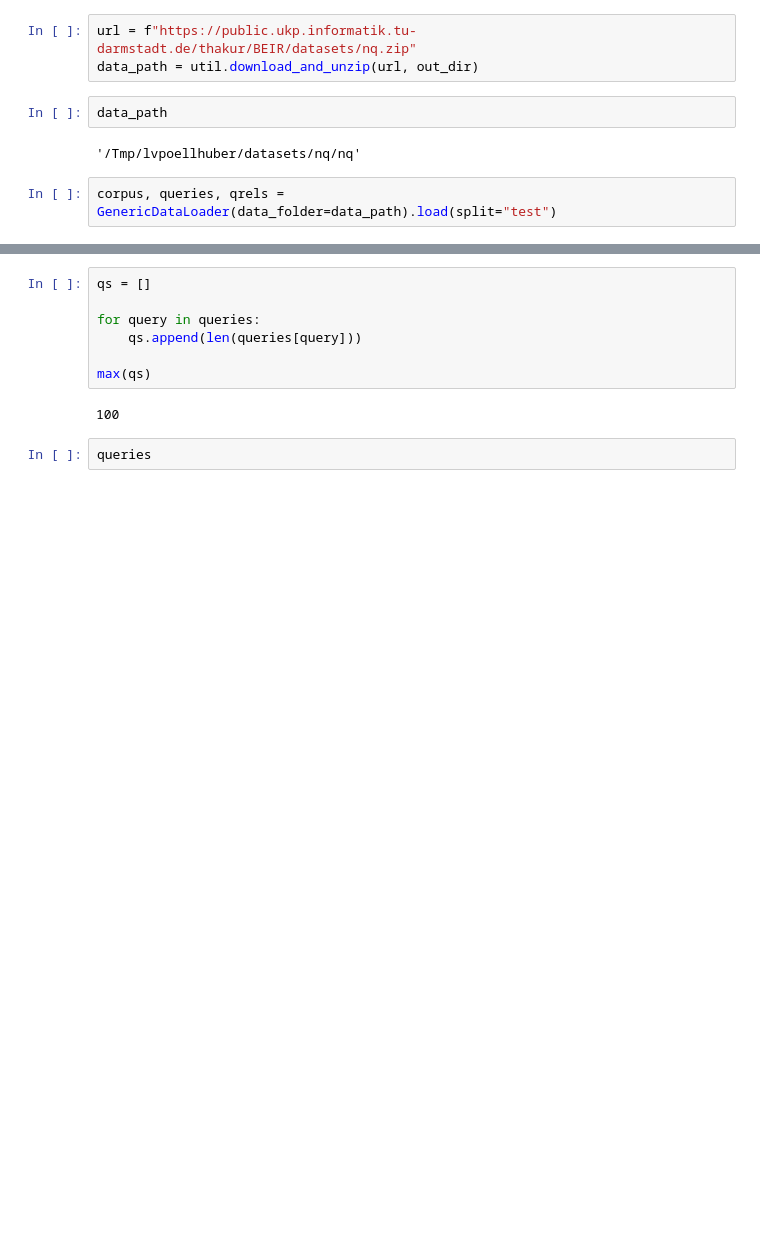
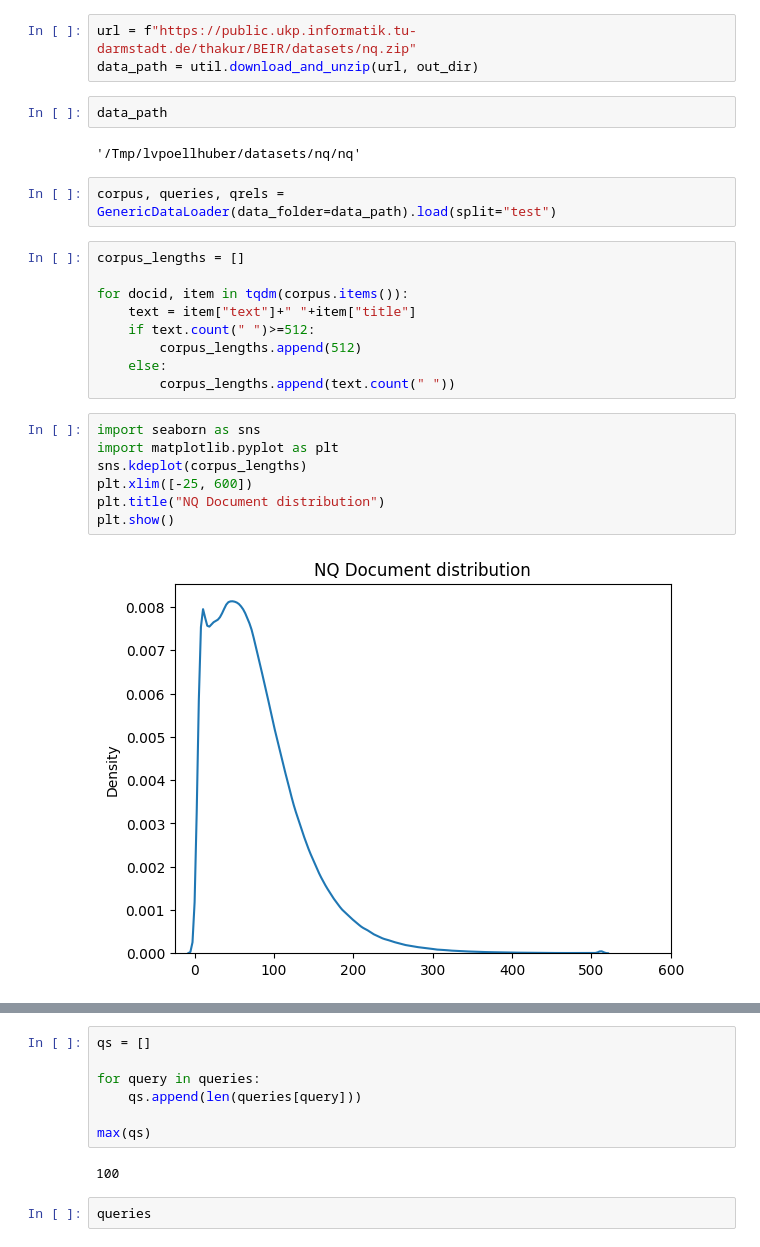
Before and after one commit to louisVincentPoellhuber/benchmarkIR, a Jupyter notebook: src/retrieval/longcontext.ipynb, the cells around one changed output, grey strips where cells are left out. Saved outputs shown, nothing was run; the diff lists cells and outputs as text; blank space fills up the shorter version.

```diff
--- a/src/retrieval/longcontext.ipynb
+++ b/src/retrieval/longcontext.ipynb
@@ -131,3 +131,21 @@ data_path
 '/Tmp/lvpoellhuber/datasets/nq/nq'
 # %%
 corpus, queries, qrels = GenericDataLoader(data_folder=data_path).load(split="test")
+# %%
+corpus_lengths = []
+
+for docid, item in tqdm(corpus.items()):
+    text = item["text"]+" "+item["title"]
+    if text.count(" ")>=512:
+        corpus_lengths.append(512)
+    else:
+        corpus_lengths.append(text.count(" "))
+# %%
+import seaborn as sns
+import matplotlib.pyplot as plt
+sns.kdeplot(corpus_lengths)
+plt.xlim([-25, 600])
+plt.title("NQ Document distribution")
+plt.show()
+# %% [output]
+[figure, added]
```
Also changed, not shown: parts of 29 cells of this notebook, 26 other files.
